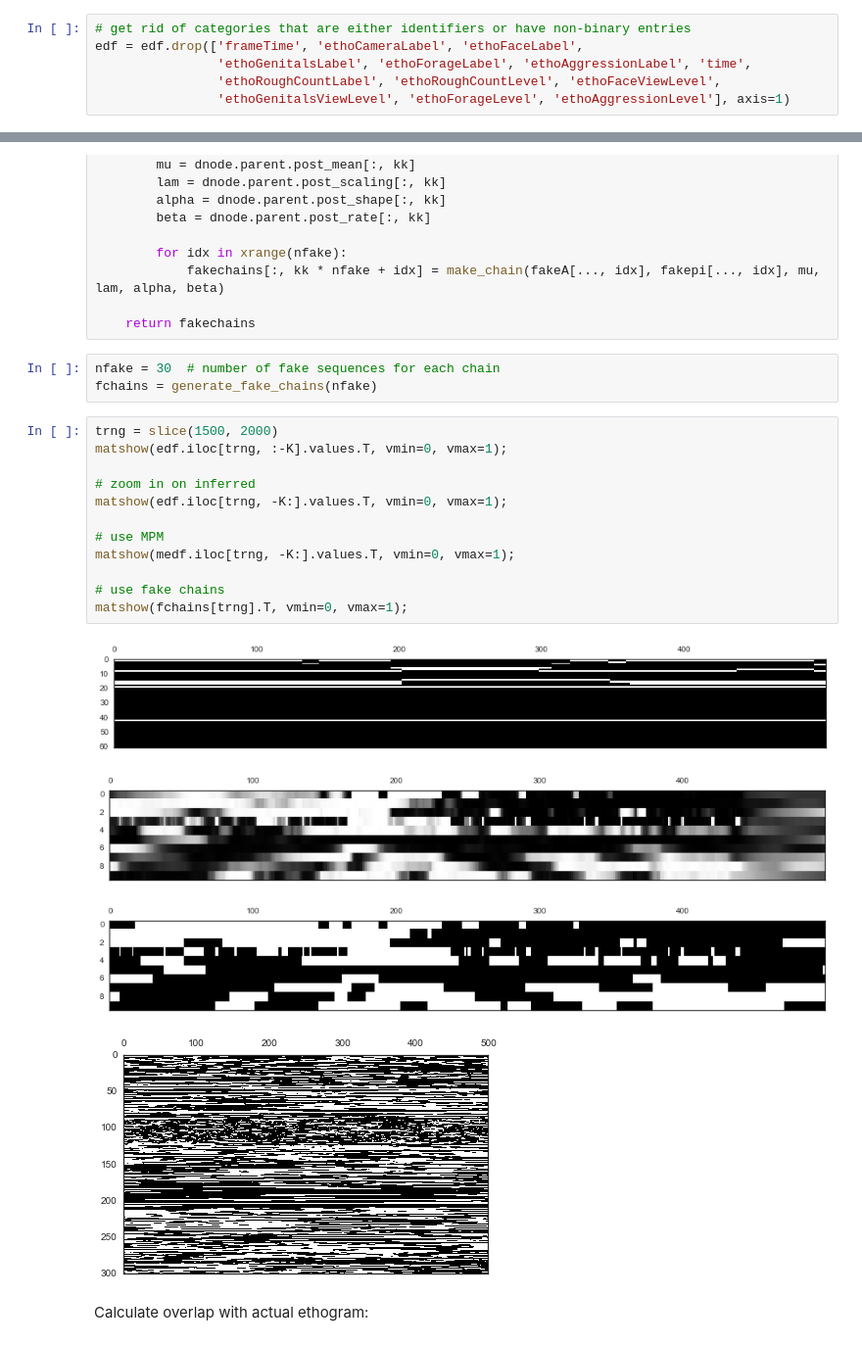
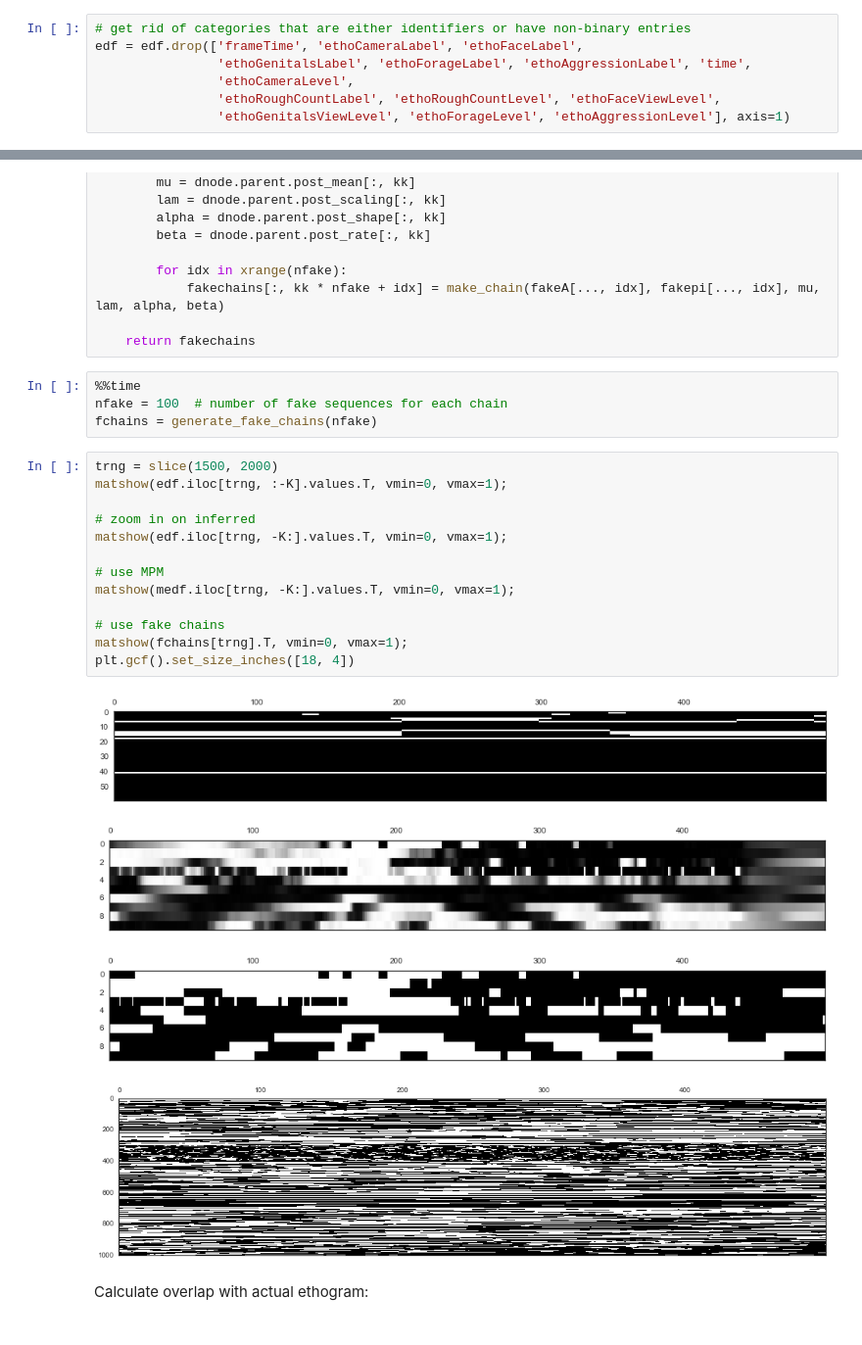
Before and after one commit to pearsonlab/spiketopics, a Jupyter notebook: explore_inferred_etho.ipynb, the cells around one changed output, grey strips where cells are left out. Shown at 98% size. Cells and saved outputs as stored; diff of their text form.

Commit message:
added comparison with fake features to notebook
- generate fake features and then compare overlap with labels

```diff
--- a/explore_inferred_etho.ipynb
+++ b/explore_inferred_etho.ipynb
@@ -185,6 +185,7 @@ Index([u'frameTime', u'ethoCameraLabel', u'ethoCameraLevel', u'ethoCameraHolding
 # get rid of categories that are either identifiers or have non-binary entries
 edf = edf.drop(['frameTime', 'ethoCameraLabel', 'ethoFaceLabel',
                 'ethoGenitalsLabel', 'ethoForageLabel', 'ethoAggressionLabel', 'time',
+                'ethoCameraLevel',
                 'ethoRoughCountLabel', 'ethoRoughCountLevel', 'ethoFaceViewLevel',
                 'ethoGenitalsViewLevel', 'ethoForageLevel', 'ethoAggressionLevel'], axis=1)
 # %%
@@ -400,25 +401,27 @@ def generate_fake_chains(nfake):
 
     return fakechains
 # %%
-nfake = 30  # number of fake sequences for each chain
+%%time
+nfake = 100  # number of fake sequences for each chain
 fchains = generate_fake_chains(nfake)
 # %%
 trng = slice(1500, 2000)
 matshow(edf.iloc[trng, :-K].values.T, vmin=0, vmax=1);
 
 # zoom in on inferred
 matshow(edf.iloc[trng, -K:].values.T, vmin=0, vmax=1);
 
 # use MPM
 matshow(medf.iloc[trng, -K:].values.T, vmin=0, vmax=1);
 
 # use fake chains
 matshow(fchains[trng].T, vmin=0, vmax=1);
+plt.gcf().set_size_inches([18, 4])
 # %% [output]
-[figure, old version]
+[figure, new version]
 [figure]
 [figure]
-[figure, old version]
+[figure, new version]
 # %% [markdown]
 Calculate overlap with actual ethogram:
 # %%
```
Also changed, not shown: parts of 12 cells of this notebook.
